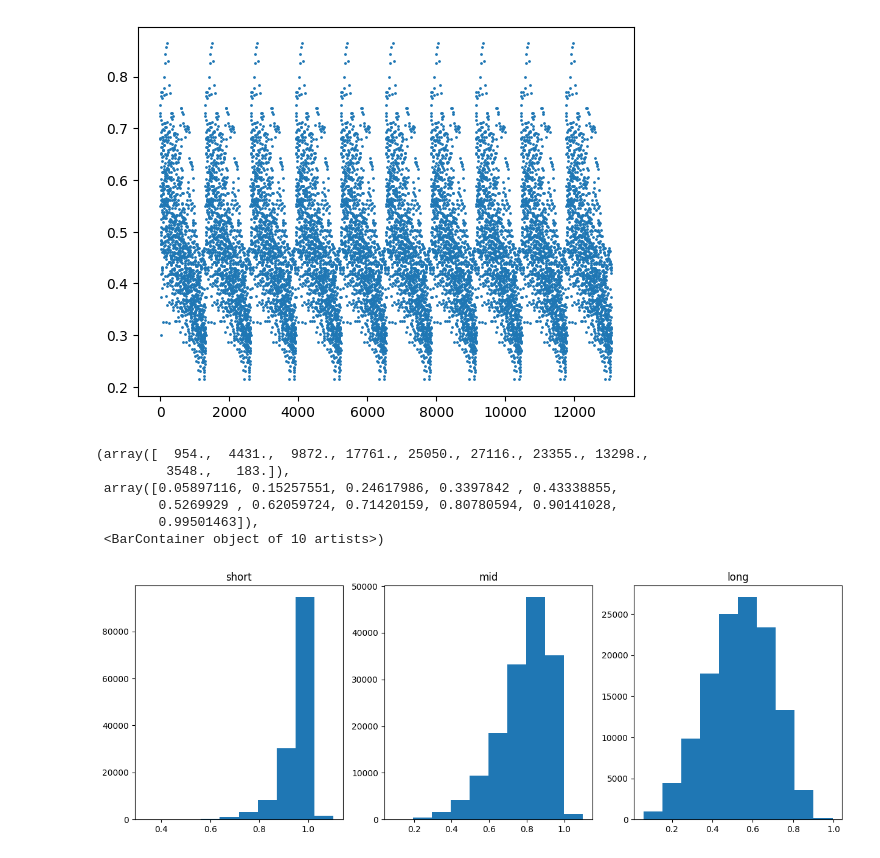
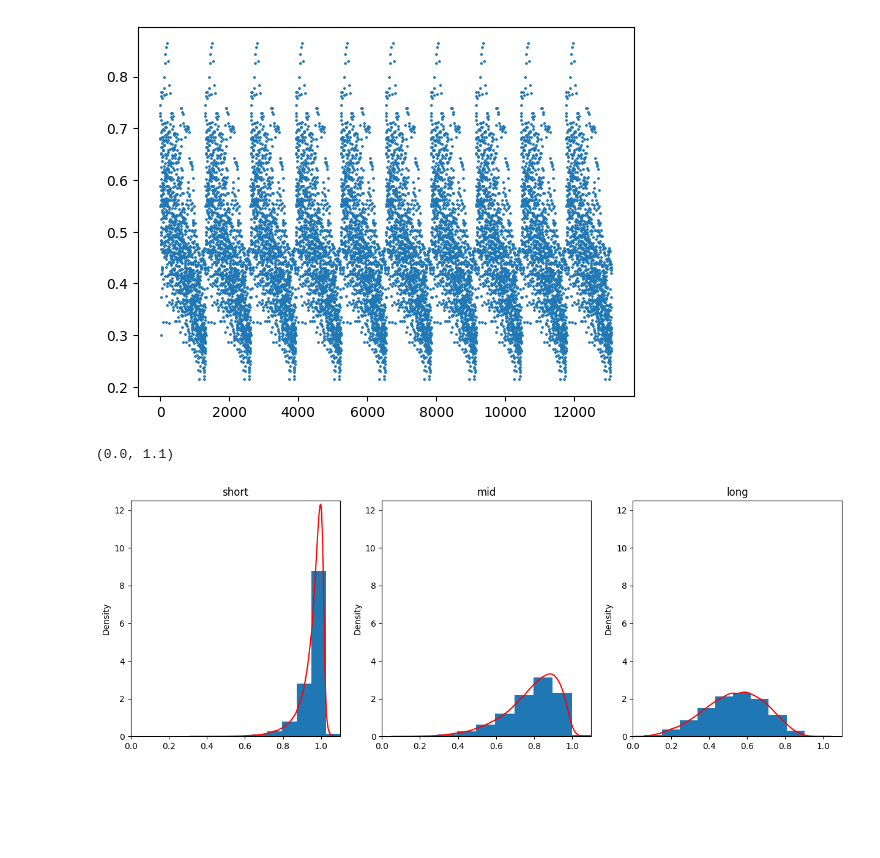
Before and after one commit to paololapo/Dynamic_FC_analysis, a Jupyter notebook: notebook.ipynb, the cells around one changed output. Drawn from its saved outputs; the diff is of its cells as text; code cells hidden in the pictures; blank space fills up the shorter version.

```diff
--- a/notebook.ipynb
+++ b/notebook.ipynb
@@ -111,7 +132,7 @@ for i in np.arange(3, 105):
 # %%
 v_dist_global = np.array([])
 
-for subject in datasets[70:80]:
+for subject in datasets[70:75]:
     v_dist_single = pooled_v_stream(subject, 33, 105)
     v_dist_global = np.concatenate((v_dist_global, v_dist_single))
 # %%
@@ -150,22 +167,25 @@ for subject in datasets:
 # %%
 plt.figure(figsize=(15, 5))
 plt.subplot(131)
 plt.title("short")
-plt.hist(short_range)
-#sn.kdeplot(short_range)
+plt.hist(short_range, density=True)
+sn.kdeplot(short_range, color="red")
+plt.ylim((0, 12.5))
+plt.xlim((0, 1.1))
 
 plt.subplot(132)
 plt.title("mid")
-plt.hist(mid_range)
+plt.hist(mid_range, density=True)
+sn.kdeplot(mid_range, color="red")
+plt.ylim((0, 12.5))
+plt.xlim((0, 1.1))
 
 plt.subplot(133)
 plt.title("long")
-plt.hist(long_range)
+plt.hist(long_range, density=True)
+sn.kdeplot(long_range, color="red")
+plt.ylim((0, 12.5))
+plt.xlim((0, 1.1))
 # %% [output]
-(array([  954.,  4431.,  9872., 17761., 25050., 27116., 23355., 13298.,
-         3548.,   183.]),
- array([0.05897116, 0.15257551, 0.24617986, 0.3397842 , 0.43338855,
-        0.5269929 , 0.62059724, 0.71420159, 0.80780594, 0.90141028,
-        0.99501463]),
- <BarContainer object of 10 artists>)
+(0.0, 1.1)
-[figure, old version]
+[figure, new version]
```
Also changed, not shown: parts of 7 cells of this notebook, 1 other file.
